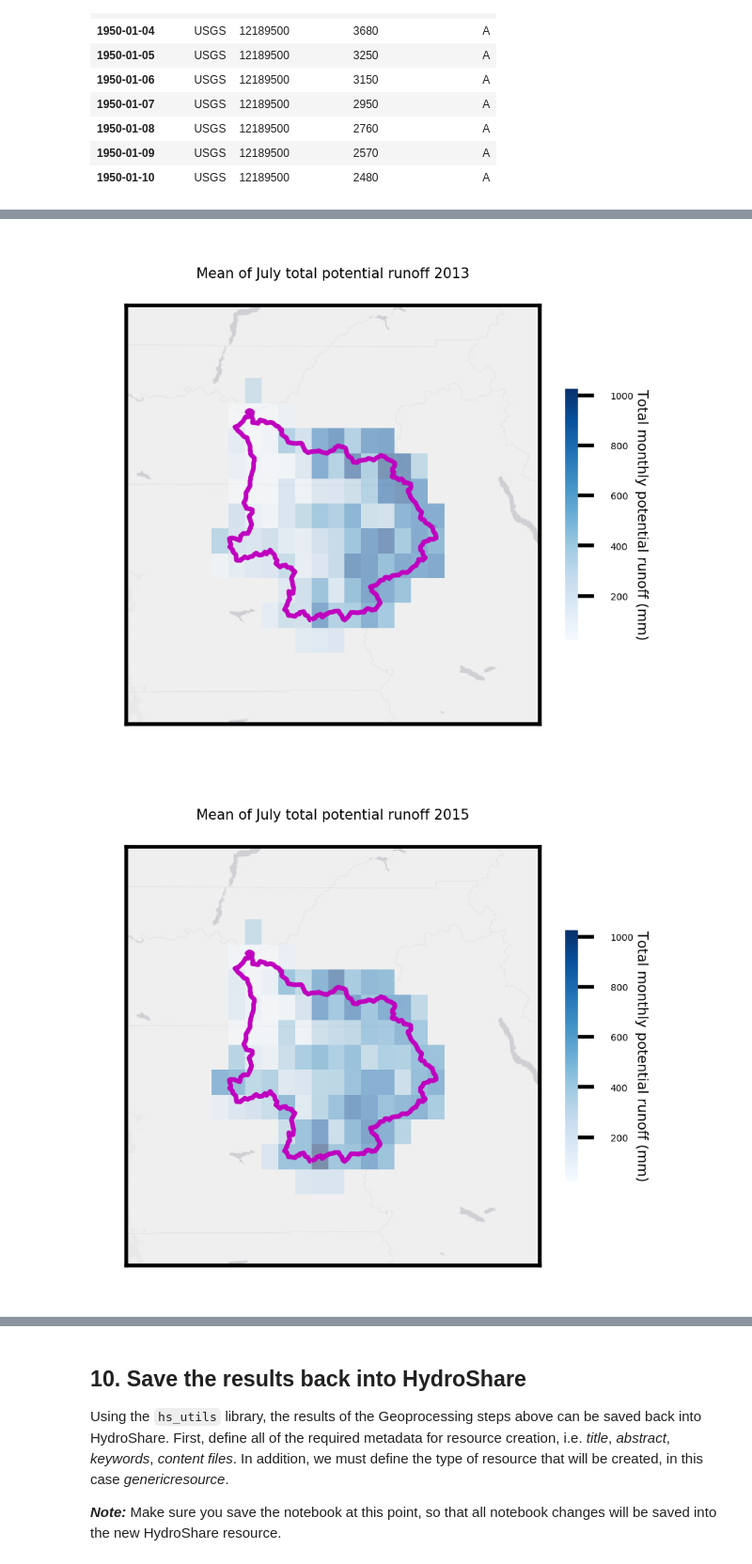
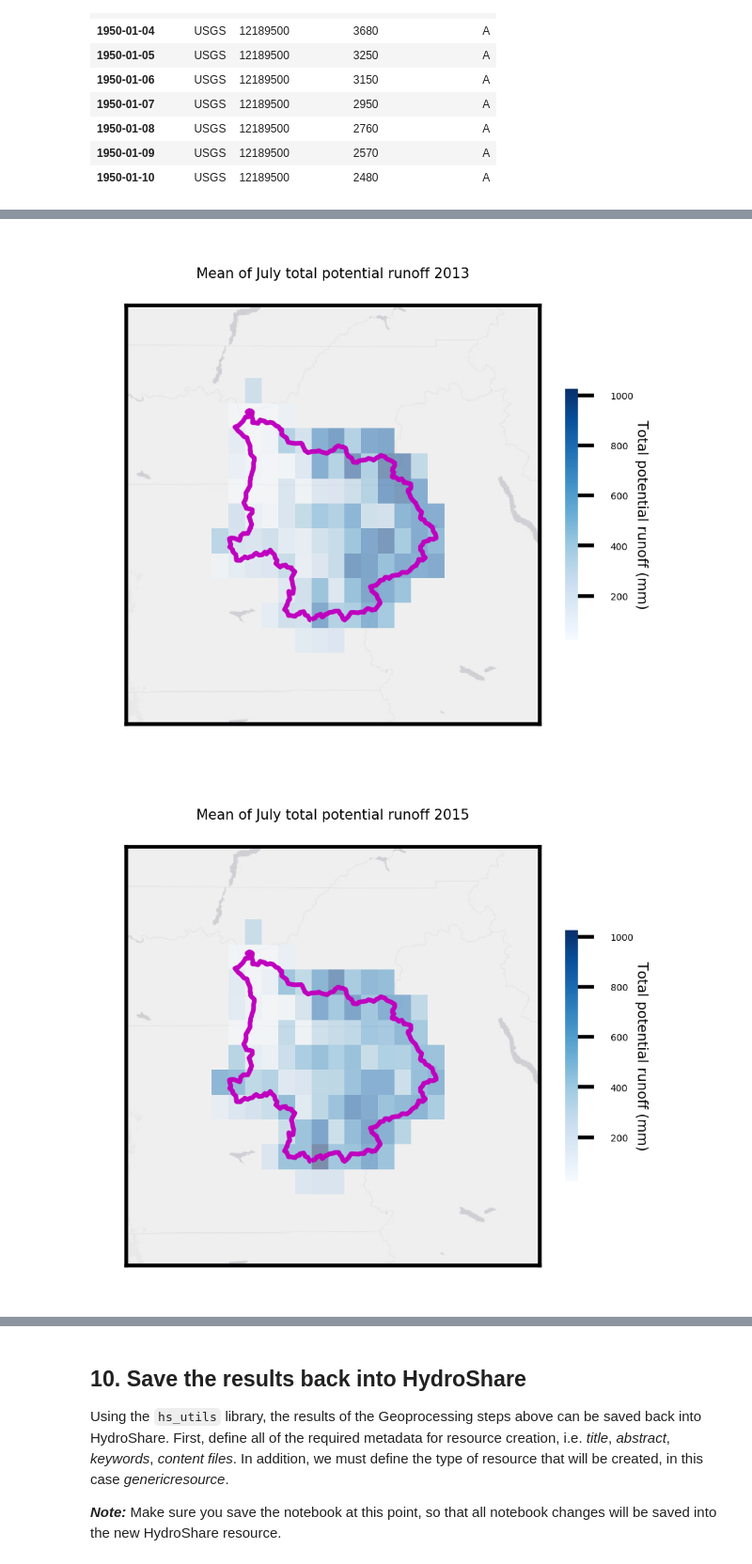
Before and after one commit to Freshwater-Initiative/Observatory, a Jupyter notebook: tutorials/Observatory_usecase4_exceedanceprob.ipynb, the cells around one changed output, grey strips where cells are left out. Shown at 94% size. Cells and saved outputs as stored; diff of their text form; code cells hidden in the pictures.

```diff
--- a/tutorials/Observatory_usecase4_exceedanceprob.ipynb
+++ b/tutorials/Observatory_usecase4_exceedanceprob.ipynb
@@ -392,38 +383,40 @@ ax2 = ogh.renderValueInBoxplot(vardf=ltm['meanbymonthsum_POTRUNOFF_dailyvic_livn
 # %%
 # loop through each month to compute the 10% Exceedance Probability
 for eachmonth in [7]:
     monthlabel = pd.datetime.strptime(str(eachmonth), '%m')
 
     # render spatial map
     outfile=os.path.join(homedir,'meanbymonthsum_{0}_POTRUNOFF_dailyvic_livneh2013.png'.format(monthlabel.strftime('%b')))
     files.append(outfile)
     ogh.renderValuesInPoints(vardf=ltm['meanbymonthsum_POTRUNOFF_dailyvic_livneh2013'],
                              vmax=vr.max()+1,
                              vmin=vr.min()-1,
                              vardf_dateindex=eachmonth,
                              shapefile=sauk,
                              outfilepath=outfile,
                              plottitle='Mean of {0} total potential runoff 2013'.format(monthlabel.strftime('%B')),
-                             colorbar_label='Total monthly potential runoff (mm)',
+                             colorbar_label='Total potential runoff (mm)',
                              basemap_image='Canvas/World_Light_Gray_Base',
-                             cmap='Blues')
+                             cmap='Blues',
+                             figsize=(2,2))
 
     # render spatial map
     outfile=os.path.join(homedir,'meanbymonthsum_{0}_POTRUNOFF_dailyvic_livneh2015.png'.format(monthlabel.strftime('%b')))
     files.append(outfile)
     ogh.renderValuesInPoints(vardf=ltm['meanbymonthsum_POTRUNOFF_dailyvic_livneh2015'],
                              vmax=vr.max()+1,
                              vmin=vr.min()-1,
                              vardf_dateindex=eachmonth,
                              shapefile=sauk,
                              outfilepath=outfile,
                              plottitle='Mean of {0} total potential runoff 2015'.format(monthlabel.strftime('%B')),
-                             colorbar_label='Total monthly potential runoff (mm)',
+                             colorbar_label='Total potential runoff (mm)',
                              basemap_image='Canvas/World_Light_Gray_Base',
-                             cmap='Blues')
+                             cmap='Blues',
+                             figsize=(2,2))
 # %% [output]
-[figure, old version]
+[figure, new version]
-[figure, old version]
+[figure, new version]
 # %%
 # Compute monthly 10% Exceedance Probability Thresholds
 
```
Also changed, not shown: parts of 9 cells of this notebook, 9 other files.
